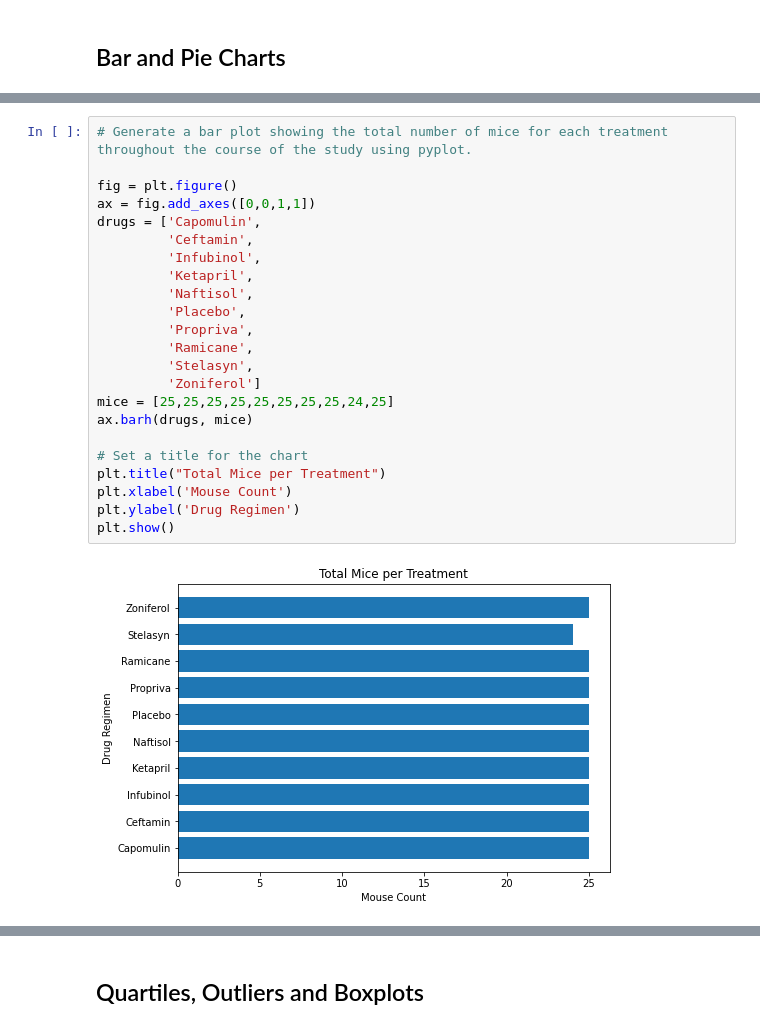
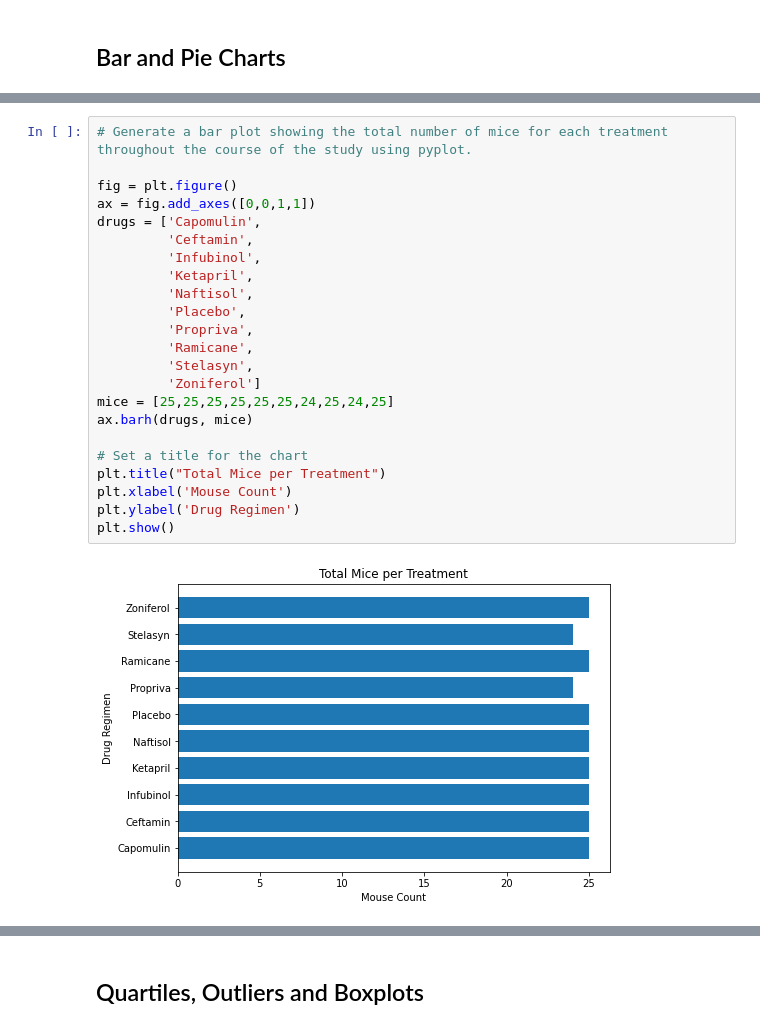
Before and after one commit to eggsnbacon97/matplotlib-challenge, a Jupyter notebook: Pymaceuticals.ipynb, the cells around one changed output, grey strips where cells are left out. Saved outputs shown, nothing was run; the diff lists cells and outputs as text.

```diff
--- a/Pymaceuticals.ipynb
+++ b/Pymaceuticals.ipynb
@@ -151,28 +156,28 @@ plt.tight_layout()
 # %%
 # Generate a bar plot showing the total number of mice for each treatment throughout the course of the study using pyplot.
 
 fig = plt.figure()
 ax = fig.add_axes([0,0,1,1])
 drugs = ['Capomulin',
          'Ceftamin',
          'Infubinol',
          'Ketapril',
          'Naftisol',
          'Placebo',
          'Propriva',
          'Ramicane',
          'Stelasyn',
          'Zoniferol']
-mice = [25,25,25,25,25,25,25,25,24,25]
+mice = [25,25,25,25,25,25,24,25,24,25]
 ax.barh(drugs, mice)
 
 # Set a title for the chart
 plt.title("Total Mice per Treatment")
 plt.xlabel('Mouse Count')
 plt.ylabel('Drug Regimen')
 plt.show()
 # %% [output]
-[figure, old version]
+[figure, new version]
 # %%
 # Generate a pie plot showing the distribution of female versus male mice using pandas
 gender_count = clean_mouse_study.groupby(["Sex"]).nunique()
```
Also changed, not shown: parts of 6 cells of this notebook.
